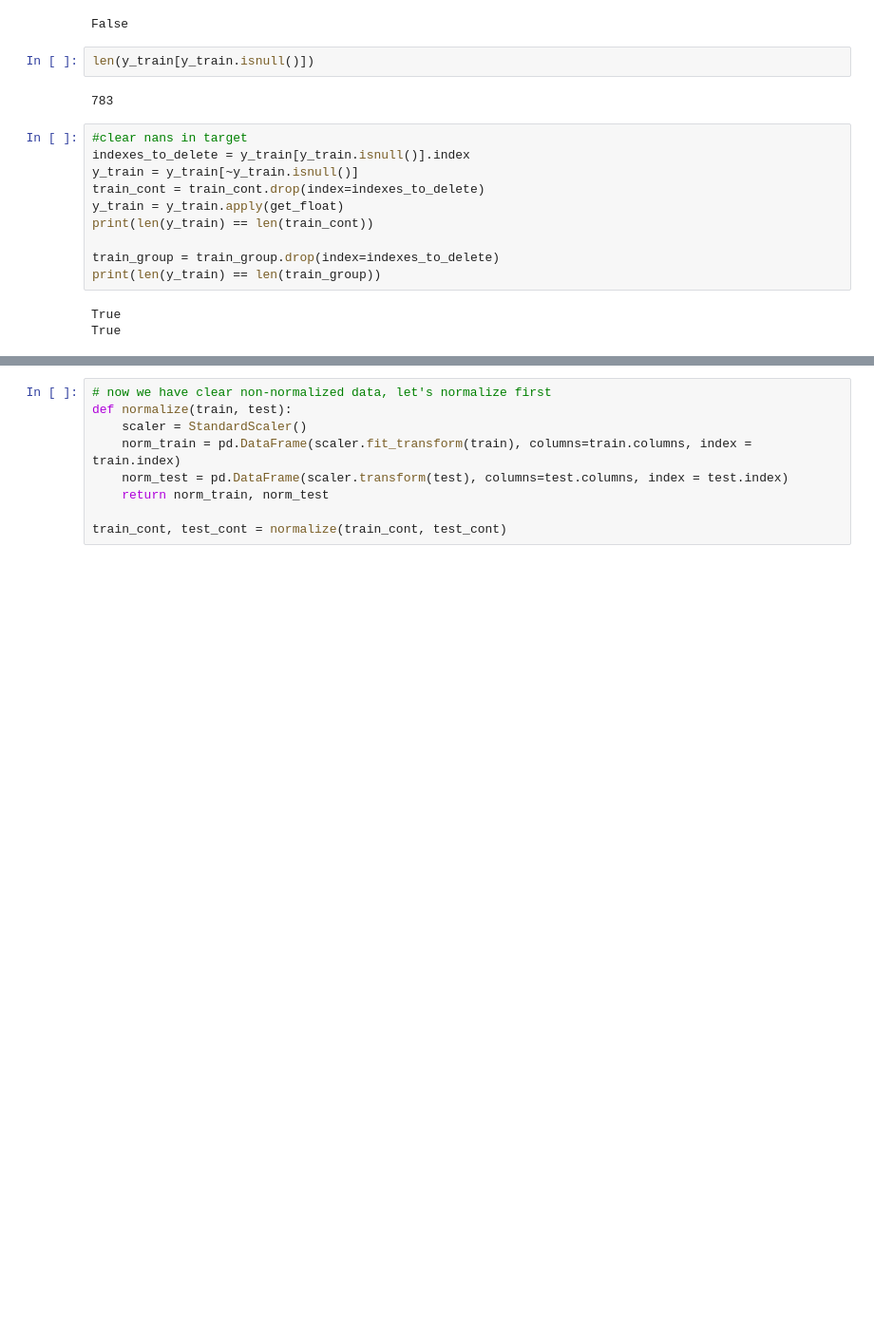
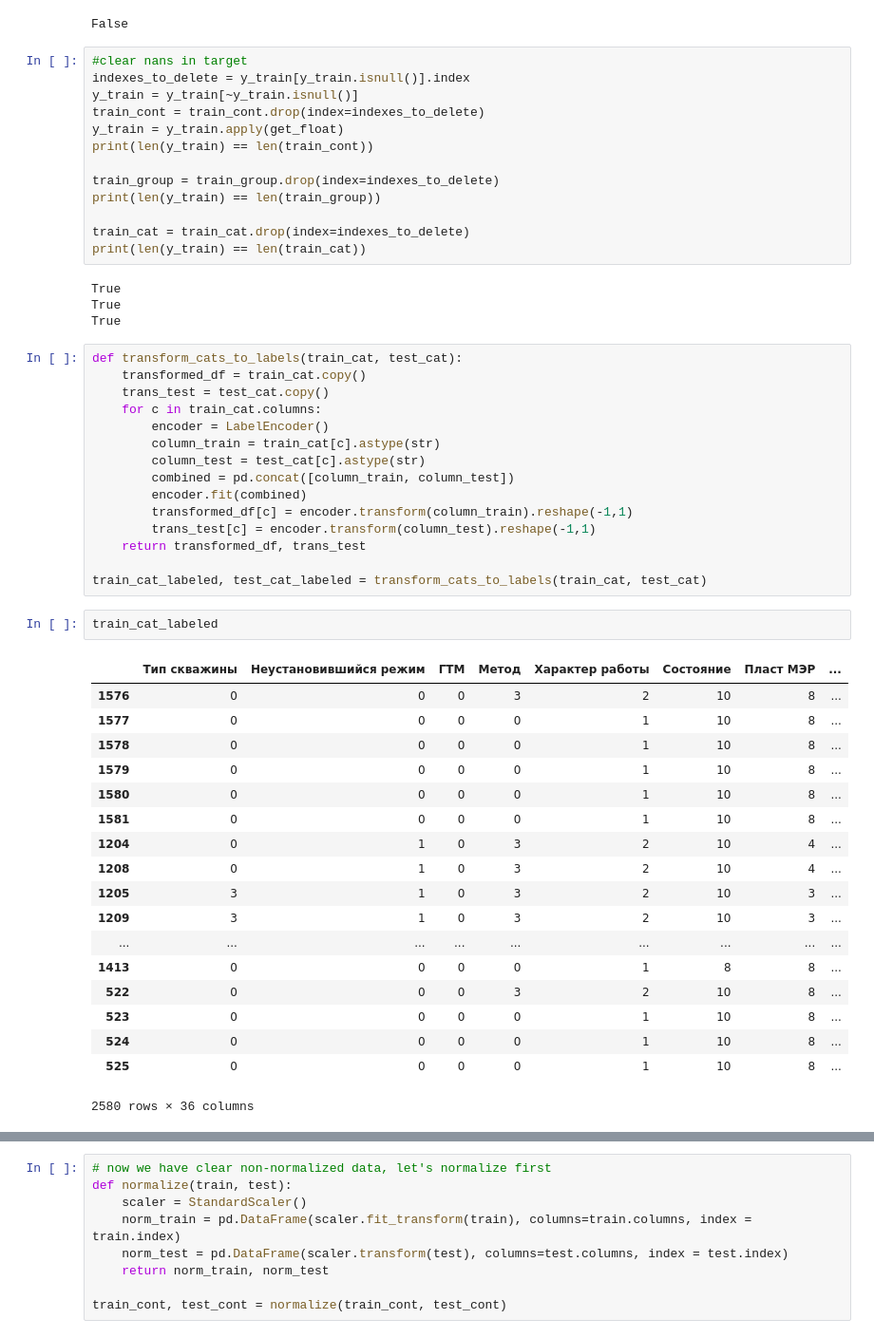
Before and after one commit to i-newton/gp_oil, a Jupyter notebook: src/oil contest.ipynb, the cells around one changed output, grey strips where cells are left out. Shown at 95% size. Cells and saved outputs as stored; diff of their text form; blank space fills up the shorter version.

```diff
--- a/src/oil contest.ipynb
+++ b/src/oil contest.ipynb
@@ -190,10 +191,6 @@ train_cont, test_cont = fill_with_mean(train_cont, test_cont);
 train_cont.isnull().values.any() or test_cont.isnull().values.any()
 # %% [output]
 False
-# %%
-len(y_train[y_train.isnull()])
-# %% [output]
-783
 # %%
 #clear nans in target
 indexes_to_delete = y_train[y_train.isnull()].index
@@ -204,6 +201,46 @@ print(len(y_train) == len(train_cont))
 
 train_group = train_group.drop(index=indexes_to_delete)
 print(len(y_train) == len(train_group))
+
+train_cat = train_cat.drop(index=indexes_to_delete)
+print(len(y_train) == len(train_cat))
 # %% [output]
 True
 True
+True
+# %%
+def transform_cats_to_labels(train_cat, test_cat):
+    transformed_df = train_cat.copy()
+    trans_test = test_cat.copy()
+    for c in train_cat.columns:
+        encoder = LabelEncoder()
+        column_train = train_cat[c].astype(str)
+        column_test = test_cat[c].astype(str)
+        combined = pd.concat([column_train, column_test])
+        encoder.fit(combined)
+        transformed_df[c] = encoder.transform(column_train).reshape(-1,1)
+        trans_test[c] = encoder.transform(column_test).reshape(-1,1)
+    return transformed_df, trans_test
+
+train_cat_labeled, test_cat_labeled = transform_cats_to_labels(train_cat, test_cat)
+# %%
+train_cat_labeled
+# %% [output]
+|  | Тип скважины | Неустановившийся режим | ГТМ | Метод | Характер работы | Состояние | Пласт МЭР | ... |
+| 1576 | 0 | 0 | 0 | 3 | 2 | 10 | 8 | ... |
+| 1577 | 0 | 0 | 0 | 0 | 1 | 10 | 8 | ... |
+| 1578 | 0 | 0 | 0 | 0 | 1 | 10 | 8 | ... |
+| 1579 | 0 | 0 | 0 | 0 | 1 | 10 | 8 | ... |
+| 1580 | 0 | 0 | 0 | 0 | 1 | 10 | 8 | ... |
+| 1581 | 0 | 0 | 0 | 0 | 1 | 10 | 8 | ... |
+| 1204 | 0 | 1 | 0 | 3 | 2 | 10 | 4 | ... |
+| 1208 | 0 | 1 | 0 | 3 | 2 | 10 | 4 | ... |
+| 1205 | 3 | 1 | 0 | 3 | 2 | 10 | 3 | ... |
+| 1209 | 3 | 1 | 0 | 3 | 2 | 10 | 3 | ... |
+| ... | ... | ... | ... | ... | ... | ... | ... | ... |
+| 1413 | 0 | 0 | 0 | 0 | 1 | 8 | 8 | ... |
+| 522 | 0 | 0 | 0 | 3 | 2 | 10 | 8 | ... |
+| 523 | 0 | 0 | 0 | 0 | 1 | 10 | 8 | ... |
+| 524 | 0 | 0 | 0 | 0 | 1 | 10 | 8 | ... |
+| 525 | 0 | 0 | 0 | 0 | 1 | 10 | 8 | ... |
+2580 rows × 36 columns
```
Also changed, not shown: parts of 26 cells of this notebook.
